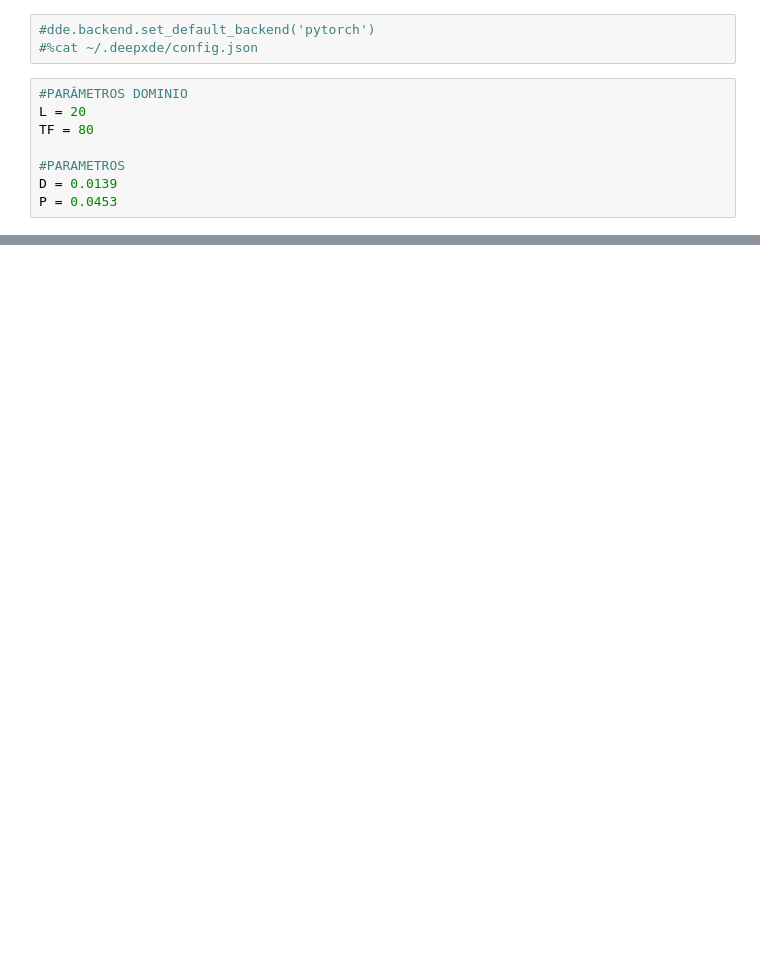
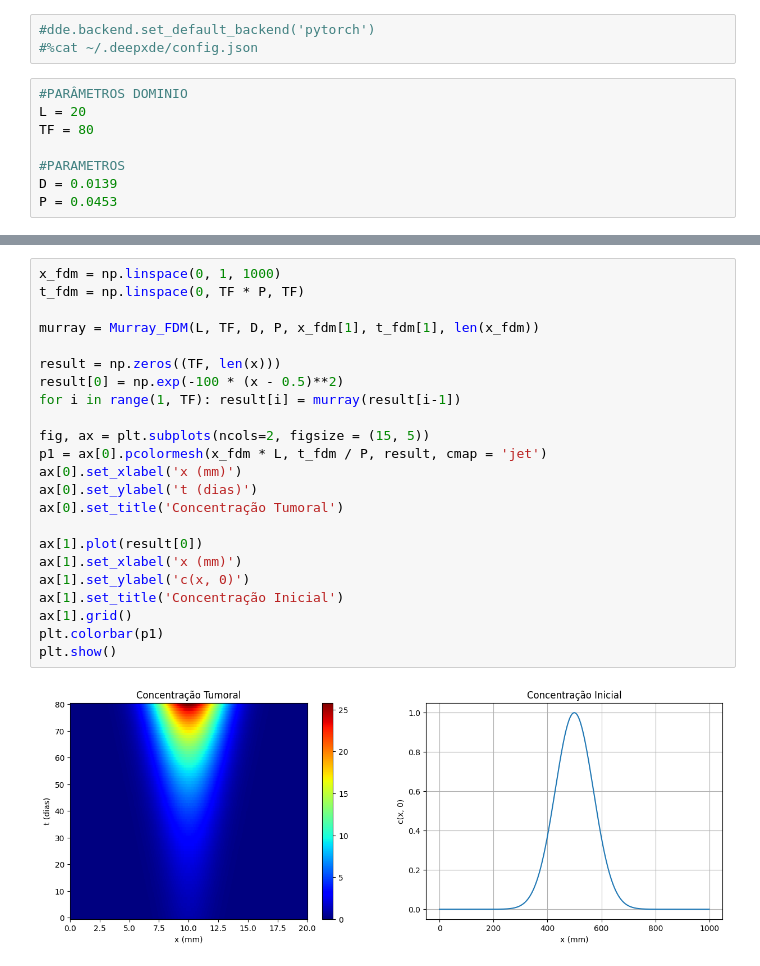
Before and after one commit to LemosHenri/DinamicaTumoral_SCML, a Jupyter notebook: RedesNeurais/PINNs/murray_1d_pinns.ipynb, the cells around one changed output, grey strips where cells are left out. Saved outputs shown, nothing was run; the diff lists cells and outputs as text; blank space fills up the shorter version.

```diff
--- a/RedesNeurais/PINNs/murray_1d_pinns.ipynb
+++ b/RedesNeurais/PINNs/murray_1d_pinns.ipynb
@@ -131,0 +201,25 @@ plt.savefig('figuras/murray_pinns_3x150x2000.png')
+# %%
+x_fdm = np.linspace(0, 1, 1000)
+t_fdm = np.linspace(0, TF * P, TF)
+
+murray = Murray_FDM(L, TF, D, P, x_fdm[1], t_fdm[1], len(x_fdm))
+
+result = np.zeros((TF, len(x)))
+result[0] = np.exp(-100 * (x - 0.5)**2)
+for i in range(1, TF): result[i] = murray(result[i-1])
+
+fig, ax = plt.subplots(ncols=2, figsize = (15, 5))
+p1 = ax[0].pcolormesh(x_fdm * L, t_fdm / P, result, cmap = 'jet')
+ax[0].set_xlabel('x (mm)')
+ax[0].set_ylabel('t (dias)')
+ax[0].set_title('Concentração Tumoral')
+
+ax[1].plot(result[0])
+ax[1].set_xlabel('x (mm)')
+ax[1].set_ylabel('c(x, 0)')
+ax[1].set_title('Concentração Inicial')
+ax[1].grid()
+plt.colorbar(p1)
+plt.show()
+# %% [output]
+[figure, added]
```
Also changed, not shown: parts of 11 cells of this notebook.
